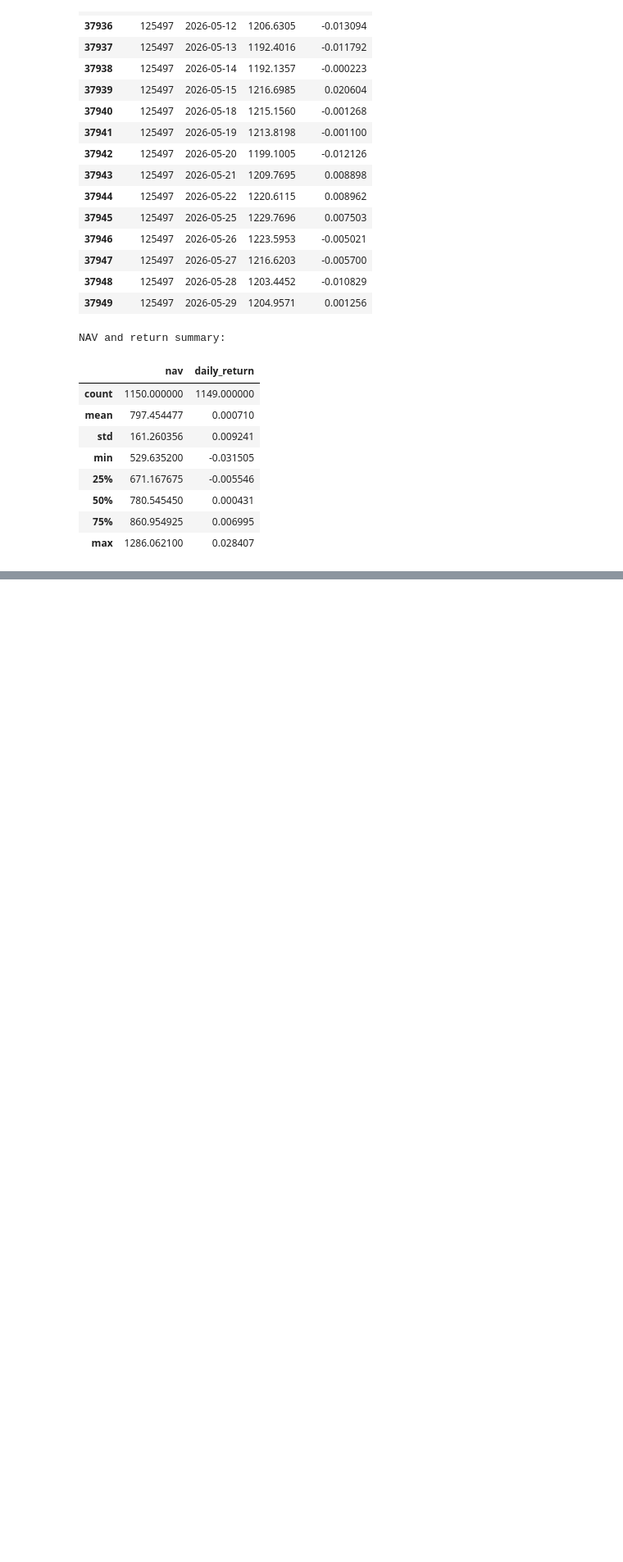
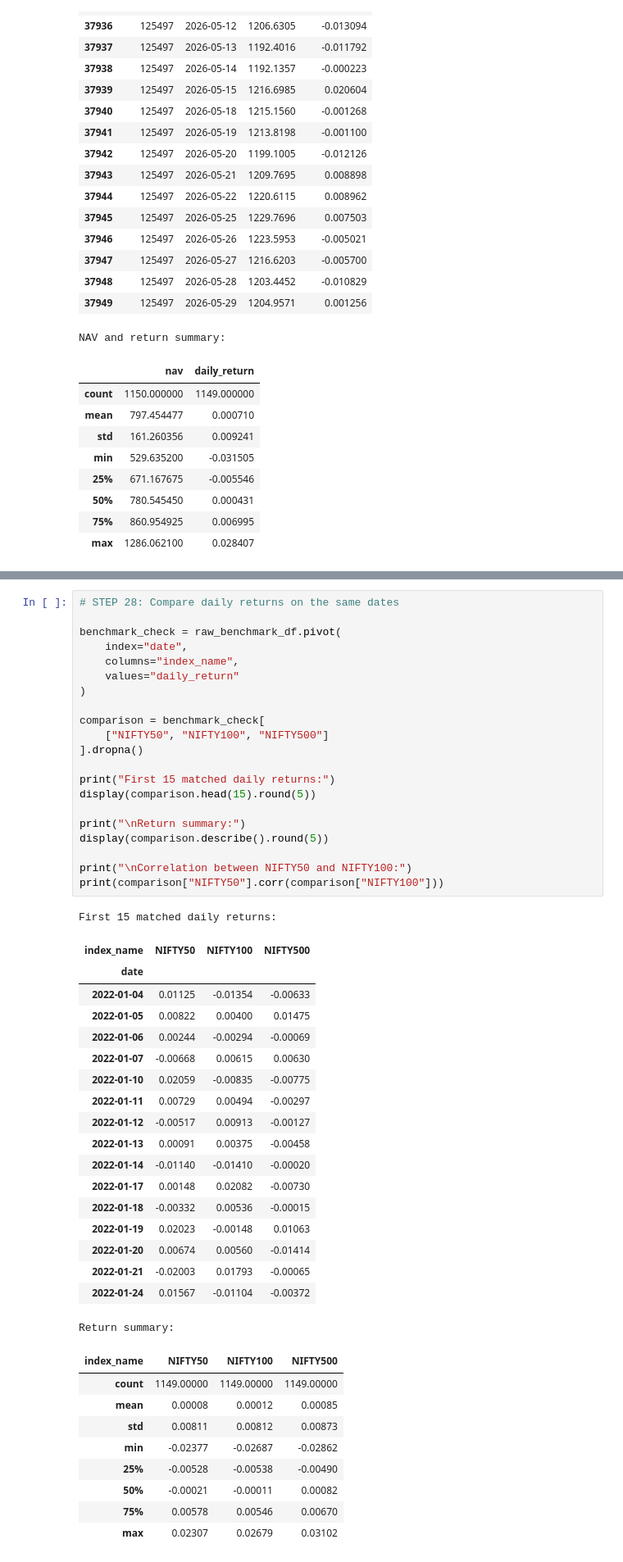
Before and after one commit to PranavAseriz011/Mutual-Fund-Analytics, a Jupyter notebook: notebooks/Performance_Analytics.ipynb, the cells around one changed output, grey strips where cells are left out. Shown at 82% size. Cells and saved outputs as stored; diff of their text form; blank space fills up the shorter version.

```diff
--- a/notebooks/Performance_Analytics.ipynb
+++ b/notebooks/Performance_Analytics.ipynb
@@ -1184,0 +1744,50 @@ NAV and return summary:
+# %%
+# STEP 28: Compare daily returns on the same dates
+
+benchmark_check = raw_benchmark_df.pivot(
+    index="date",
+    columns="index_name",
+    values="daily_return"
+)
+
+comparison = benchmark_check[
+    ["NIFTY50", "NIFTY100", "NIFTY500"]
+].dropna()
+
+print("First 15 matched daily returns:")
+display(comparison.head(15).round(5))
+
+print("\nReturn summary:")
+display(comparison.describe().round(5))
+
+print("\nCorrelation between NIFTY50 and NIFTY100:")
+print(comparison["NIFTY50"].corr(comparison["NIFTY100"]))
+# %% [output]
+First 15 matched daily returns:
+| index_name | NIFTY50 | NIFTY100 | NIFTY500 |
+| date |  |  |  |
+| 2022-01-04 | 0.01125 | -0.01354 | -0.00633 |
+| 2022-01-05 | 0.00822 | 0.00400 | 0.01475 |
+| 2022-01-06 | 0.00244 | -0.00294 | -0.00069 |
+| 2022-01-07 | -0.00668 | 0.00615 | 0.00630 |
+| 2022-01-10 | 0.02059 | -0.00835 | -0.00775 |
+| 2022-01-11 | 0.00729 | 0.00494 | -0.00297 |
+| 2022-01-12 | -0.00517 | 0.00913 | -0.00127 |
+| 2022-01-13 | 0.00091 | 0.00375 | -0.00458 |
+| 2022-01-14 | -0.01140 | -0.01410 | -0.00020 |
+| 2022-01-17 | 0.00148 | 0.02082 | -0.00730 |
+| 2022-01-18 | -0.00332 | 0.00536 | -0.00015 |
+| 2022-01-19 | 0.02023 | -0.00148 | 0.01063 |
+| 2022-01-20 | 0.00674 | 0.00560 | -0.01414 |
+| 2022-01-21 | -0.02003 | 0.01793 | -0.00065 |
+| 2022-01-24 | 0.01567 | -0.01104 | -0.00372 |
+Return summary:
+| index_name | NIFTY50 | NIFTY100 | NIFTY500 |
+| count | 1149.00000 | 1149.00000 | 1149.00000 |
+| mean | 0.00008 | 0.00012 | 0.00085 |
+| std | 0.00811 | 0.00812 | 0.00873 |
+| min | -0.02377 | -0.02687 | -0.02862 |
+| 25% | -0.00528 | -0.00538 | -0.00490 |
+| 50% | -0.00021 | -0.00011 | 0.00082 |
+| 75% | 0.00578 | 0.00546 | 0.00670 |
+| max | 0.02307 | 0.02679 | 0.03102 |
```
Also changed, not shown: parts of 12 cells of this notebook.
